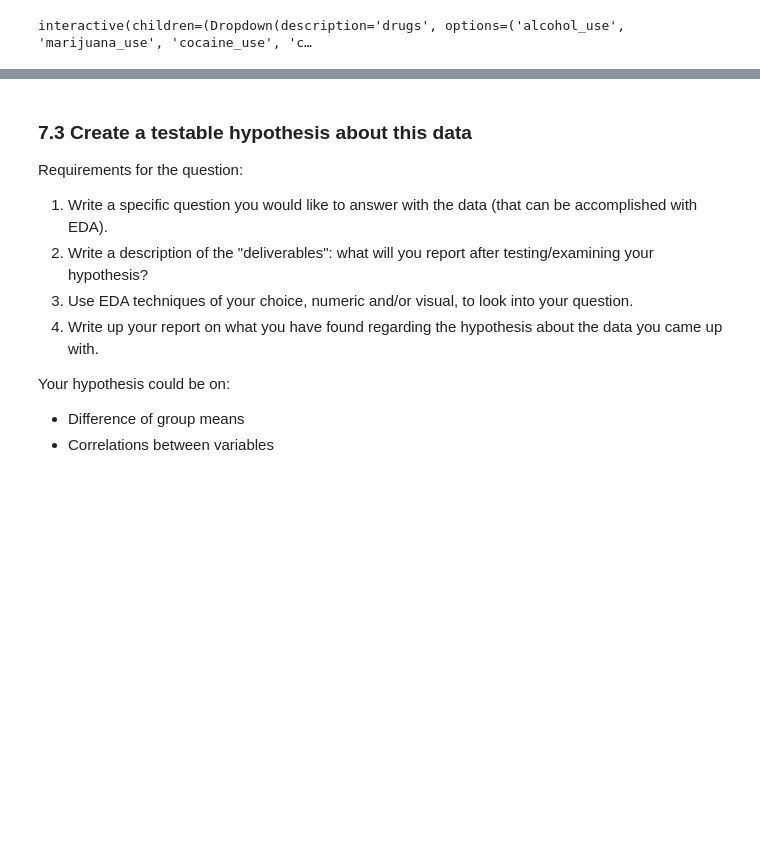
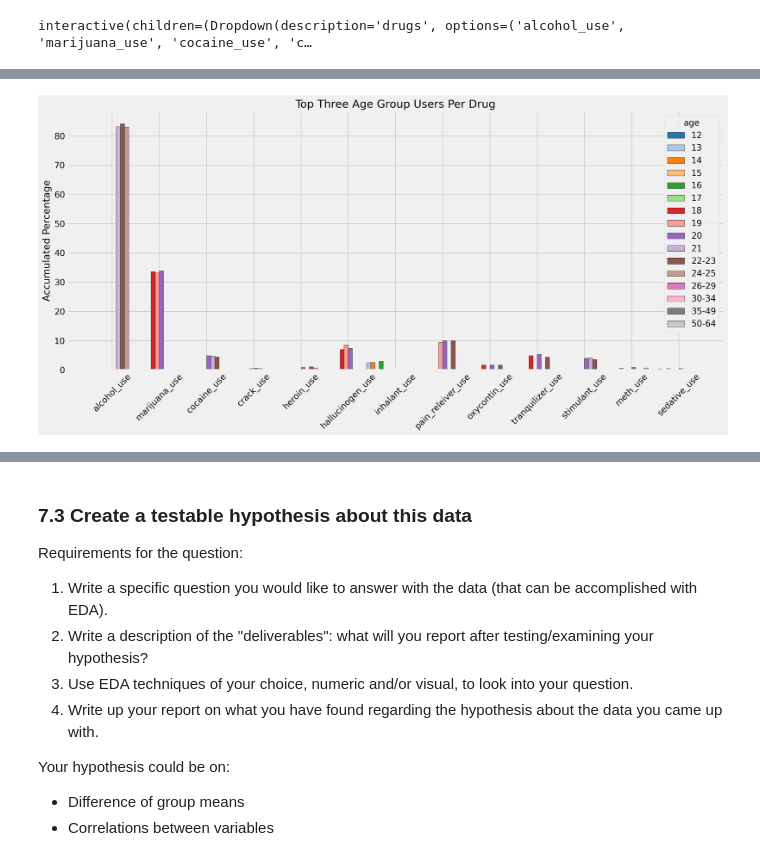
Before and after one commit to androi7/ds-mini-projects, a Jupyter notebook: EDA/project-2.ipynb, the cells around one changed output, grey strips where cells are left out. Drawn from its saved outputs; the diff is of its cells as text; code cells hidden in the pictures; blank space fills up the shorter version.

```diff
--- a/EDA/project-2.ipynb
+++ b/EDA/project-2.ipynb
@@ -1061,0 +1041,4 @@ array([3., 1., 4., 2.])
+# %%
+drug_filtered = drug_consumption.copy()
+drug_filtered.apply(lambda x: get_top_three(drug_filtered, x))
+drug_filtered.head()
@@ -1061,0 +1061,12 @@ array([3., 1., 4., 2.])
+# %%
+plt.style.use('fivethirtyeight')
+fig, ax = plt.subplots(figsize=(16, 8))
+cmap = plt.get_cmap('tab20')
+drug_filtered.drop(rank_cols, axis=1).set_index('age').T.plot.bar(ax=ax, width=1.4, align='center', edgecolor='k',
+                                                                  linewidth=0.5, color=cmap.colors)
+plt.xticks(rotation=45)
+plt.title('Top Three Age Group Users Per Drug', fontsize=18)
+plt.ylabel('Accumulated Percentage',fontsize=16)
+fig.tight_layout()
+# %% [output]
+[figure, added]
```
Also changed, not shown: parts of 32 cells of this notebook.
